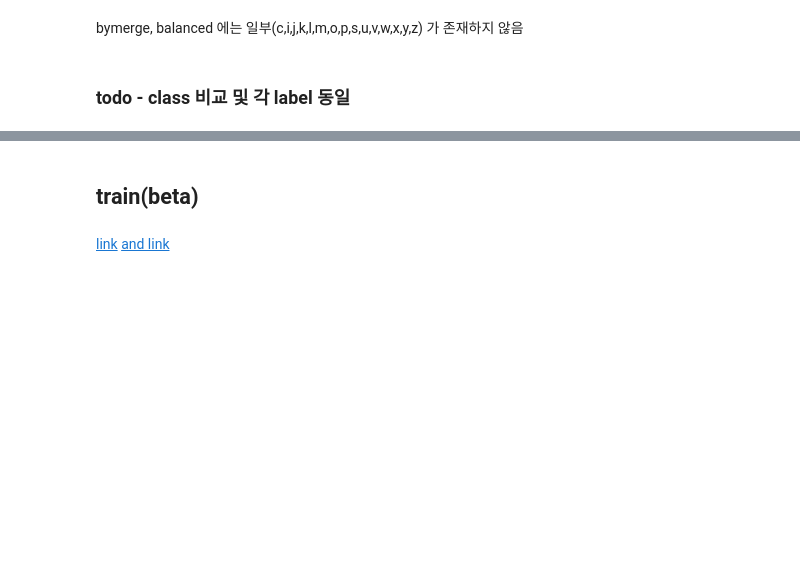
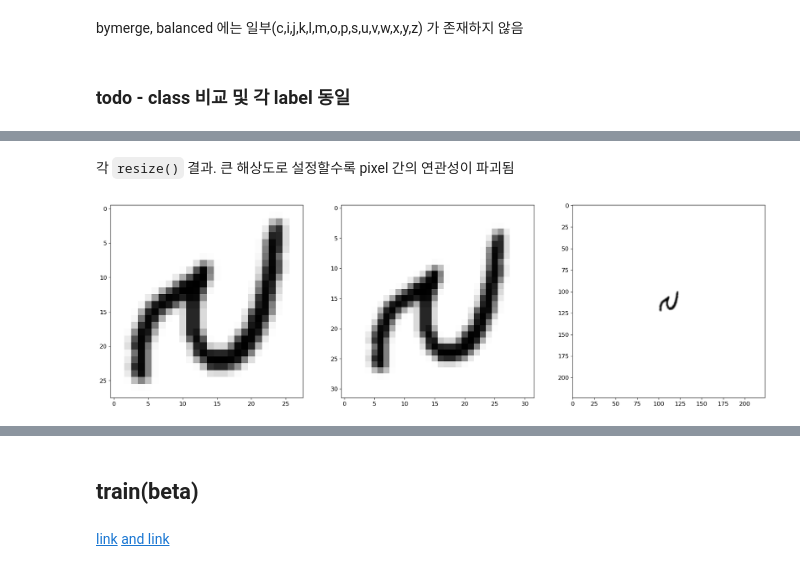
Before and after one commit to nonameR9077/CNNproject-2024-1, a Jupyter notebook: EMNIST.ipynb, the cells around one changed output, grey strips where cells are left out. Saved outputs shown, nothing was run; the diff lists cells and outputs as text; code cells hidden in the pictures; blank space fills up the shorter version.

```diff
--- a/EMNIST.ipynb
+++ b/EMNIST.ipynb
@@ -434,0 +432,14 @@ bymerge, balanced 에는 일부(c,i,j,k,l,m,o,p,s,u,v,w,x,y,z) 가 존재하지
+# %% [markdown]
+각 `resize()` 결과. 큰 해상도로 설정할수록 pixel 간의 연관성이 파괴됨
+# %%
+fig = plt.figure(figsize=(24,8))
+
+for img, classes in train_class.take(1):
+    plt.subplot(1,3,1)
+    plt.imshow(img.reshape(28,28), cmap="binary")
+    plt.subplot(1,3,2)
+    plt.imshow(tf.image.resize_with_crop_or_pad(img,32,32).reshape(32,32), cmap="binary")
+    plt.subplot(1,3,3)
+    plt.imshow(tf.image.resize_with_crop_or_pad(img,224,224).reshape(224,224), cmap="binary")
+# %% [output]
+[figure, added]
```
Also changed, not shown: parts of 9 cells of this notebook, 1 other file.
